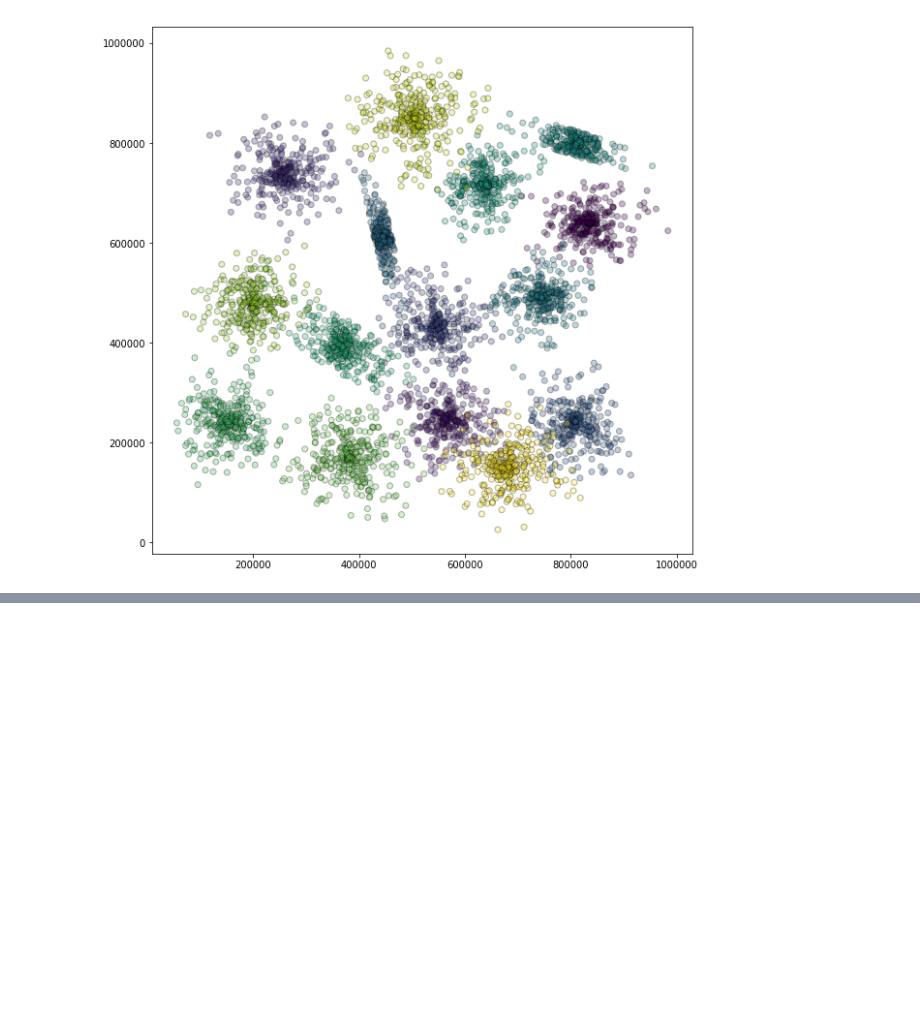
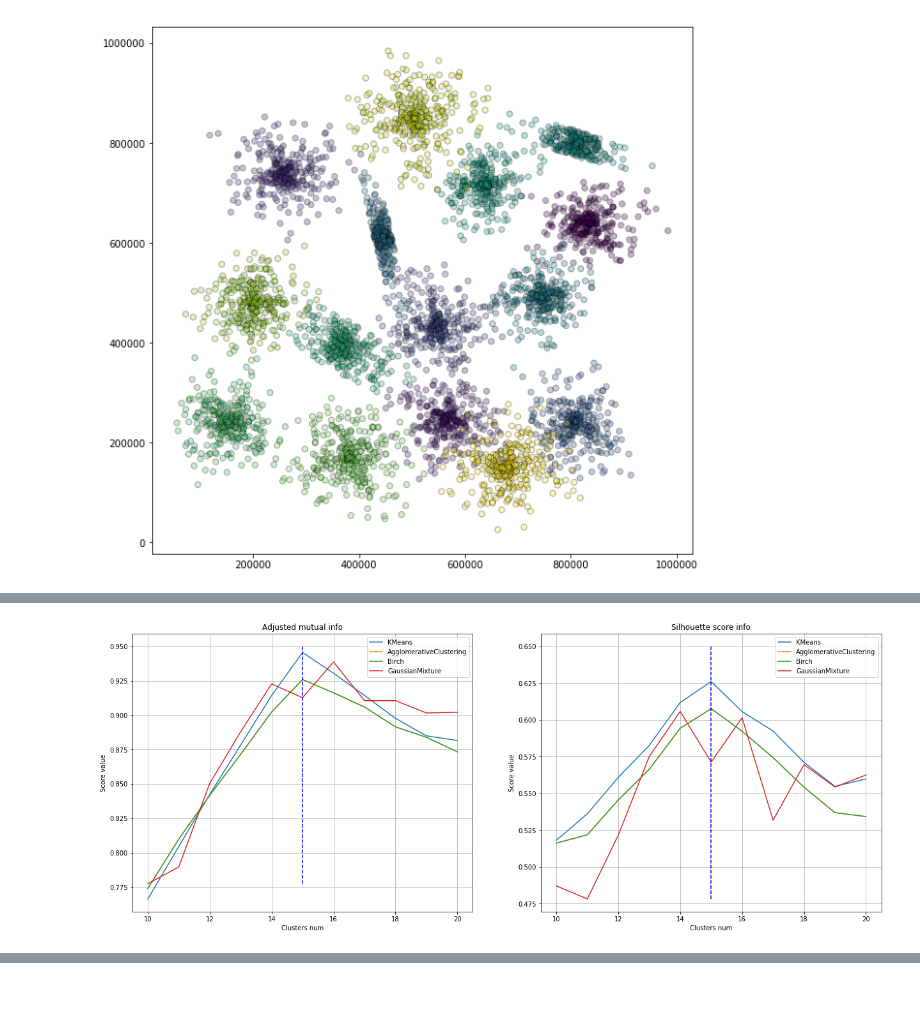
Before and after one commit to Bullldoger/Skoltech_ML, a Jupyter notebook: Assignment 3/ML2019HW03-part2.ipynb, the cells around one changed output, grey strips where cells are left out. Drawn from its saved outputs; the diff is of its cells as text; code cells hidden in the pictures; blank space fills up the shorter version.

```diff
--- a/Assignment 3/ML2019HW03-part2.ipynb
+++ b/Assignment 3/ML2019HW03-part2.ipynb
@@ -95,0 +151,40 @@ Text(0.5, 0, 'Number of clusters')
+# %%
+for method_name in adjusted_mutual_info.keys():
+    adjusted_mutual_info[method_name] = [ score for num, scores in adjusted_mutual_info_scores
+                                         for _method_name, score in scores if _method_name == method_name]
+
+for method_name in silhouette_score_info.keys():
+    silhouette_score_info[method_name] = [ score for num, scores in silhouette_scores
+                                         for _method_name, score in scores if _method_name == method_name]
+# %%
+### BEGIN Solution
+
+fig, axs = plt.subplots(ncols=2, nrows=1)
+fig.set_size_inches(21, 8)
+axs = axs.flatten()
+
+for i, (ax, res) in enumerate(zip(axs, [adjusted_mutual_info, silhouette_score_info])):
+
+    if i == 0:
+        metric = 'Adjusted mutual info'
+        upper_bound = 0.95
+    else:
+        upper_bound = 0.65
+        metric = 'Silhouette score info'
+
+    for method_name, values in res.items():
+        ax.plot(n_clusters, values, label=method_name)
+
+    ax.plot([15, 15], [min(values), upper_bound], 'b--')
+    ax.set_title(metric)
+    ax.set_xlabel('Clusters num')
+    ax.set_ylabel('Score value')
+
+    ax.legend()
+    ax.grid()
+
+plt.show()
+
+### END Solution
+# %% [output]
+[figure, added]
```
Also changed, not shown: parts of 11 cells of this notebook, 1 other file.
